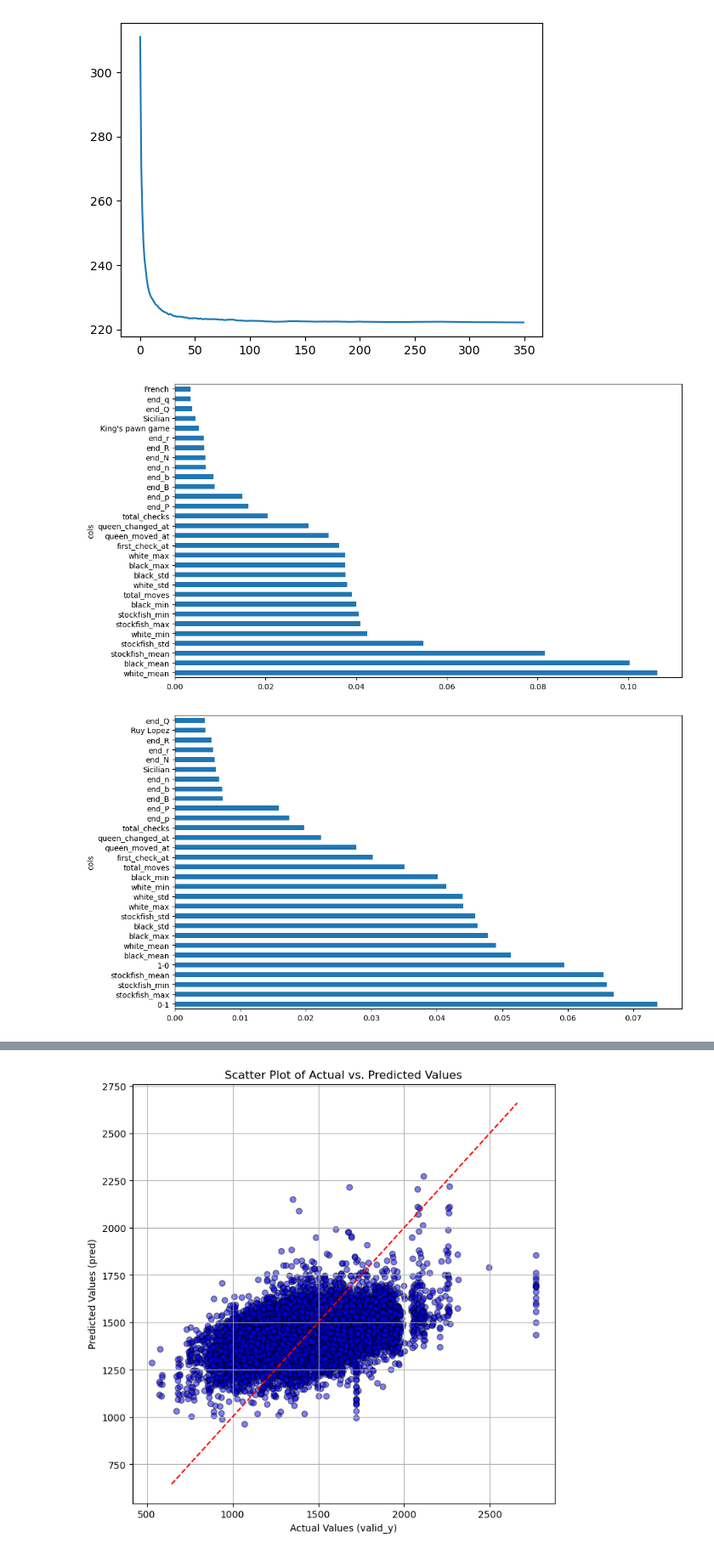
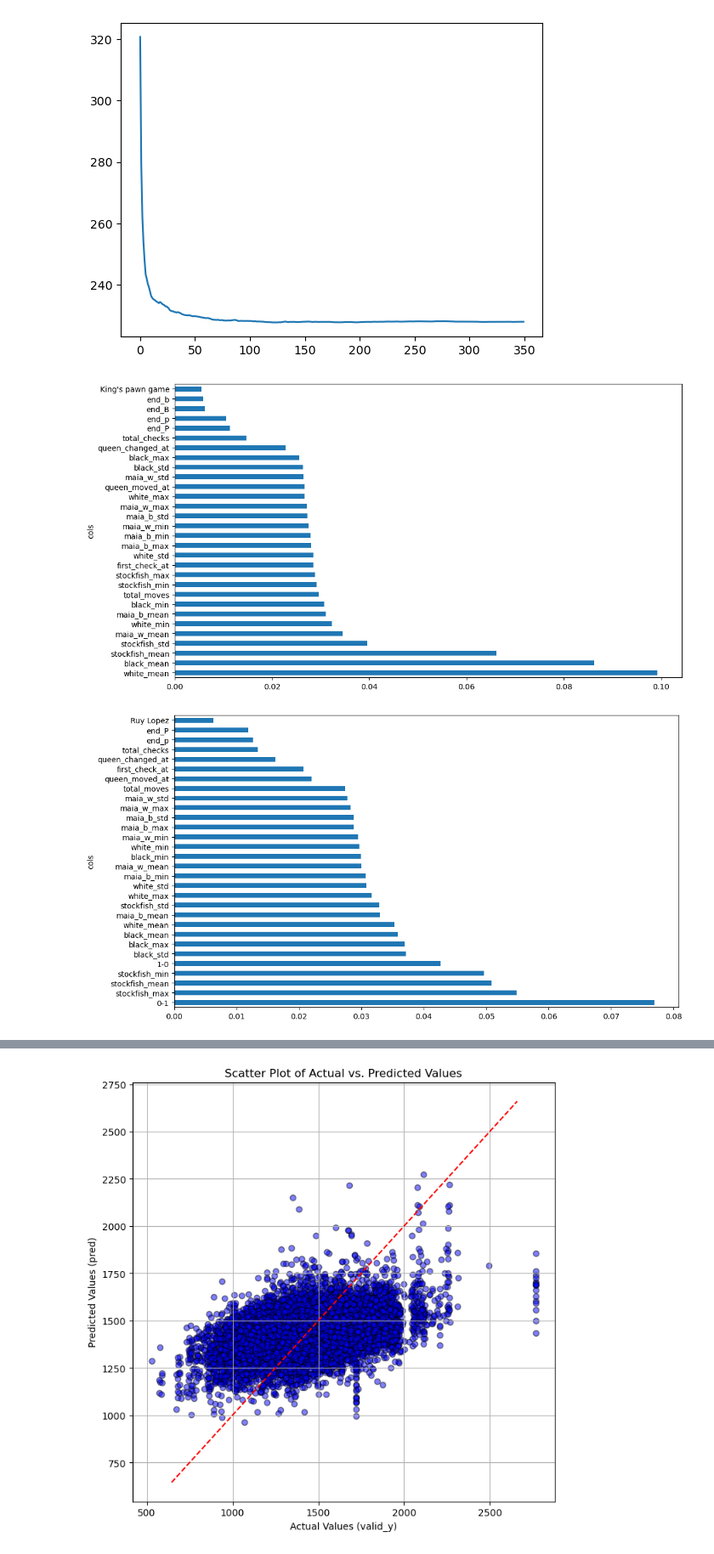
Before and after one commit to jonathan-wu1/Finding-Elo, a Jupyter notebook: rfr_model_training.ipynb, the cells around one changed output, grey strips where cells are left out. Shown at 85% size. Saved outputs shown, nothing was run; the diff lists cells and outputs as text; code cells hidden in the pictures.

```diff
--- a/rfr_model_training.ipynb
+++ b/rfr_model_training.ipynb
@@ -23,6 +23,8 @@ df = df.dropna(subset=['white_elo', 'black_elo'])
 print(len(df))
 df = df[df['white_cpl'].apply(lambda x: isinstance(x, (list, str)) and len(x) > 0)]
 df = df[df['black_cpl'].apply(lambda x: isinstance(x, (list, str)) and len(x) > 0)]
+df = df[df['maia_cpl_w'].apply(lambda x: isinstance(x, (list, str)) and len(x) > 0)]
+df = df[df['maia_cpl_b'].apply(lambda x: isinstance(x, (list, str)) and len(x) > 0)]
 print(len(df))
 df['white_elo'] = pd.to_numeric(df['white_elo'], errors='coerce')
 df['black_elo'] = pd.to_numeric(df['black_elo'], errors='coerce')
@@ -50,15 +52,15 @@ df['stockfish_std'] = df['stockfish_eval'].apply(np.std)
 df['stockfish_min'] = df['stockfish_eval'].apply(np.min)
 df['stockfish_max'] = df['stockfish_eval'].apply(np.max)
 
-df['maia_w_mean'] = df['maia_cpl_w_eval'].apply(np.mean)
-df['maia_w_std'] = df['maia_cpl_w_eval'].apply(np.std)
-df['maia_w_min'] = df['maia_cpl_w_eval'].apply(np.min)
-df['maia_w_max'] = df['maia_cpl_w_eval'].apply(np.max)
+df['maia_w_mean'] = df['maia_cpl_w'].apply(np.mean)
+df['maia_w_std'] = df['maia_cpl_w'].apply(np.std)
+df['maia_w_min'] = df['maia_cpl_w'].apply(np.min)
+df['maia_w_max'] = df['maia_cpl_w'].apply(np.max)
 
-df['maia_b_mean'] = df['maia_cpl_b_eval'].apply(np.mean)
-df['maia_b_std'] = df['maia_cpl_b_eval'].apply(np.std)
-df['maia_b_min'] = df['maia_cpl_b_eval'].apply(np.min)
-df['maia_b_max'] = df['maia_cpl_b_eval'].apply(np.max)
+df['maia_b_mean'] = df['maia_cpl_b'].apply(np.mean)
+df['maia_b_std'] = df['maia_cpl_b'].apply(np.std)
+df['maia_b_min'] = df['maia_cpl_b'].apply(np.min)
+df['maia_b_max'] = df['maia_cpl_b'].apply(np.max)
 
 dep_var = "mean_elos"
 # %% [output]
@@ -70,7 +73,9 @@ KeyError: 'maia_cpl_w_eval'
 cont = ['queen_moved_at', 'total_checks', 'first_check_at', 'queen_changed_at', 'total_moves', 'end_r',
  'end_p', 'end_b', 'end_n', 'end_q', 'end_N', 'end_P', 'end_Q', 'end_B', 'end_R', 'promotion', 'can_claim_draw',
  'white_mean', 'white_std', 'white_min', 'white_max', 'black_mean', 'black_std', 'black_min', 'black_max', 'stockfish_mean',
- 'stockfish_std', 'stockfish_min', 'stockfish_max']
+ 'stockfish_std', 'stockfish_min', 'stockfish_max', 'maia_w_mean',
+ 'maia_w_std', 'maia_w_min', 'maia_w_max', 'maia_b_mean',
+ 'maia_b_std', 'maia_b_min', 'maia_b_max']
 # %%
 results = pd.get_dummies(df["result"])
 openings = pd.get_dummies(df["Opening"])
@@ -80,7 +85,7 @@ openings = pd.get_dummies(df["Opening"])
 X = pd.concat([df[cont], results, openings], axis = 1)
 X = X.fillna(0)
 
-num = 20000
+num = 10000
 
 y1 = df["mean_elos"]
 y2 = df["diff_elos"]
@@ -126,26 +160,26 @@ import matplotlib.pyplot as plt
 preds = np.stack([t.predict(X_test) for t in rf_mean.estimators_])
 plt.plot([r_mse(preds[:i+1].mean(0), y1_test) for i in range(350)]);
 # %% [output]
-[figure, old version]
+[figure, new version]
 # %%
 
 def rf_feat_importance(m, df):
     return pd.DataFrame({'cols':df.columns, 'imp':m.feature_importances_}
                        ).sort_values('imp', ascending=False)
 # %%
-fi = rf_feat_importance(rf_mean, X_train)
+fi_mean = rf_feat_importance(rf_mean, X_train)
 def plot_fi(fi):
     return fi.plot('cols', 'imp', 'barh', figsize=(12,7), legend=False)
 
-plot_fi(fi[:30]);
+plot_fi(fi_mean[:30]);
 # %% [output]
-[figure, old version]
+[figure, new version]
 # %%
-fi = rf_feat_importance(rf_diff, X_train)
+fi_diff = rf_feat_importance(rf_diff, X_train)
 def plot_fi(fi):
     return fi.plot('cols', 'imp', 'barh', figsize=(12,7), legend=False)
 
-plot_fi(fi[:30]);
+plot_fi(fi_diff[:30]);
 # %% [output]
-[figure, old version]
+[figure, new version]
 # %%
```
Also changed, not shown: parts of 16 cells of this notebook, 22 other files.
